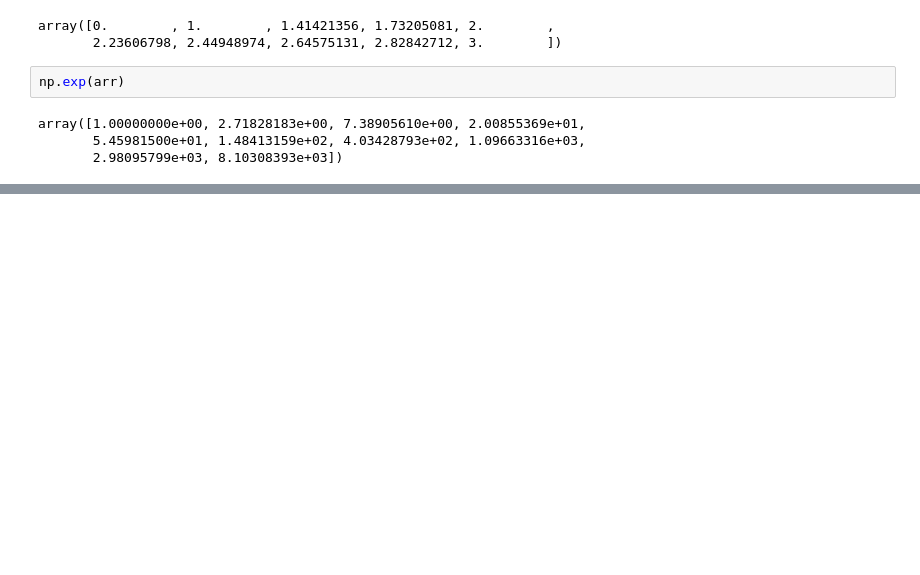
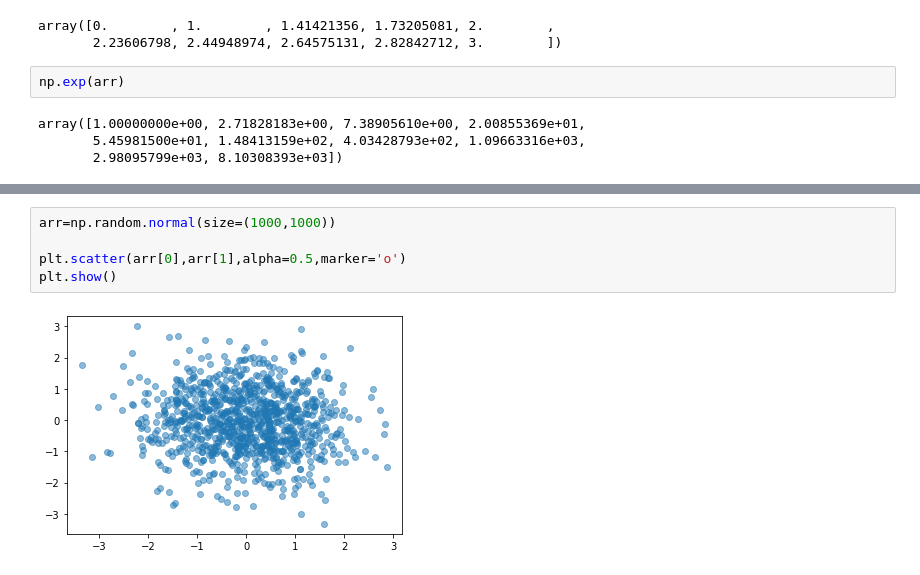
Before and after one commit to dichangyan/dscourse, a Jupyter notebook: dsp-session3-numpy.ipynb, the cells around one changed output, grey strips where cells are left out. Drawn from its saved outputs; the diff is of its cells as text; blank space fills up the shorter version.

```diff
--- a/dsp-session3-numpy.ipynb
+++ b/dsp-session3-numpy.ipynb
@@ -437,0 +665,7 @@ array([1.00000000e+00, 2.71828183e+00, 7.38905610e+00, 2.00855369e+01,
+# %%
+arr=np.random.normal(size=(1000,1000))
+
+plt.scatter(arr[0],arr[1],alpha=0.5,marker='o')
+plt.show()
+# %% [output]
+[figure, added]
```
Also changed, not shown: parts of 59 cells of this notebook.
